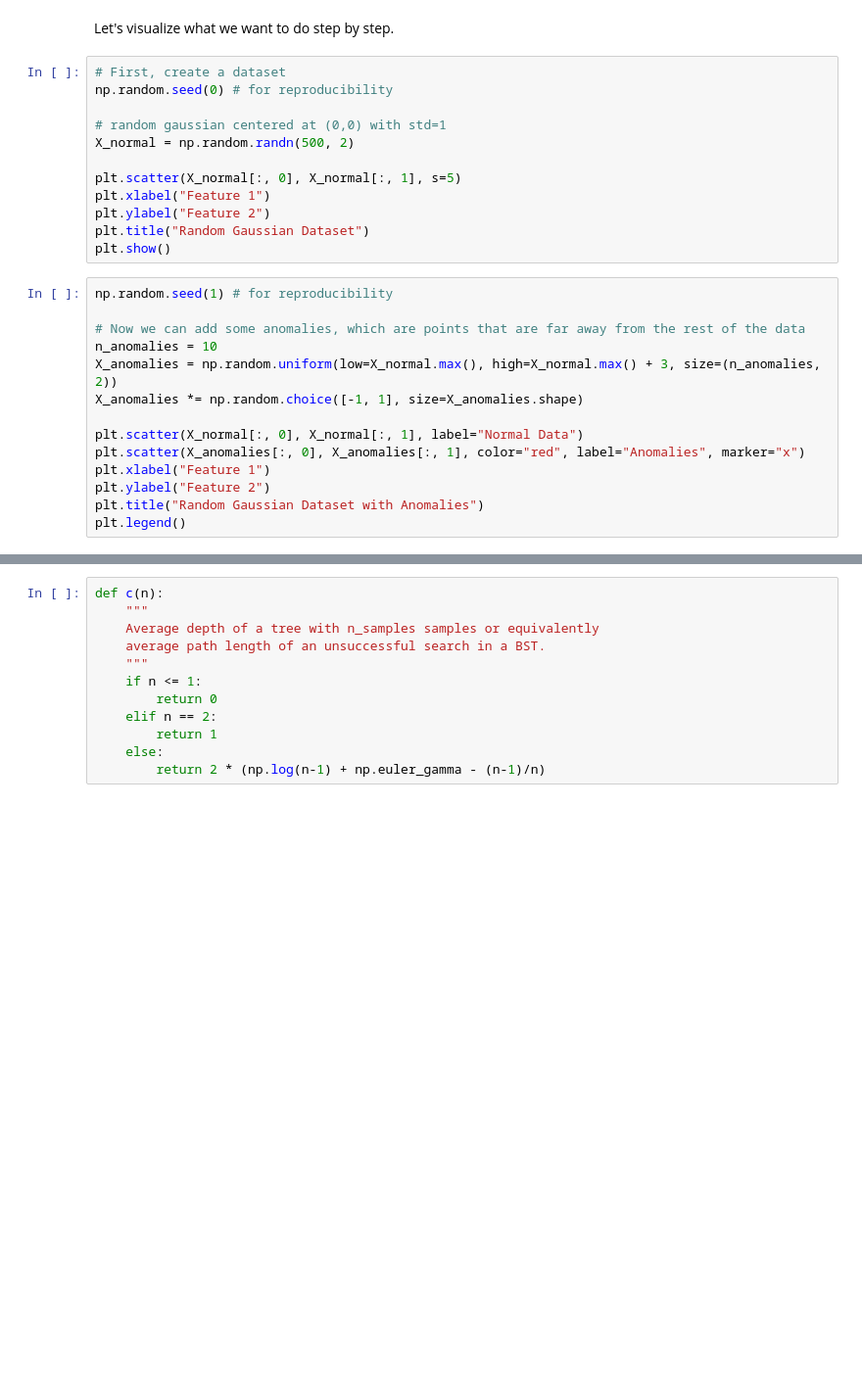
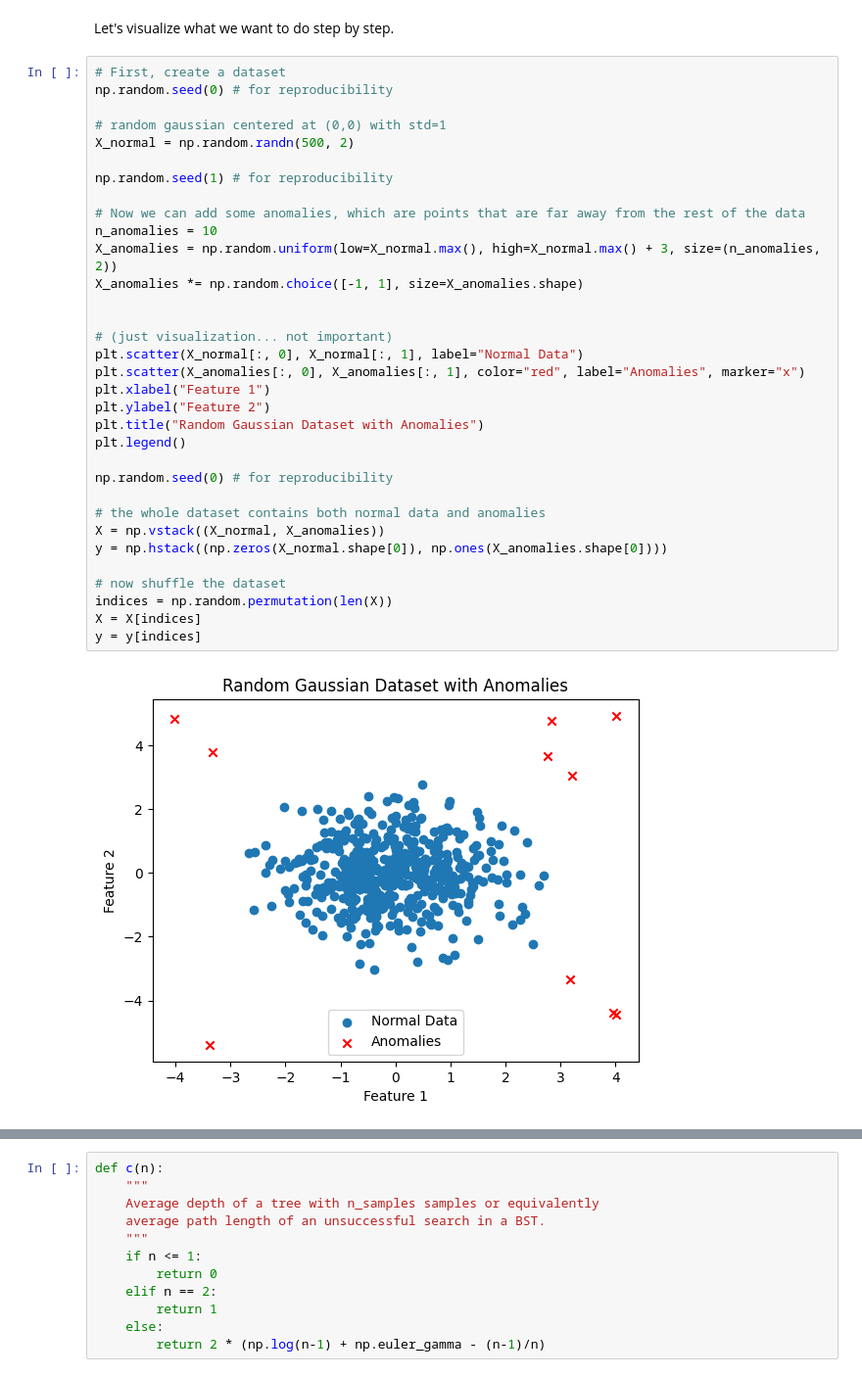
Before and after one commit to AMCO-UniPD/ML_lab_DEI_public, a Jupyter notebook: RECAP_LAB.ipynb, the cells around one changed output, grey strips where cells are left out. Shown at 98% size. Drawn from its saved outputs; the diff is of its cells as text; blank space fills up the shorter version.

```diff
--- a/RECAP_LAB.ipynb
+++ b/RECAP_LAB.ipynb
@@ -446,27 +504,36 @@ Let's visualize what we want to do step by step.
 # %%
 # First, create a dataset
 np.random.seed(0) # for reproducibility
 
 # random gaussian centered at (0,0) with std=1
 X_normal = np.random.randn(500, 2)
 
-plt.scatter(X_normal[:, 0], X_normal[:, 1], s=5)
+np.random.seed(1) # for reproducibility
+
+# Now we can add some anomalies, which are points that are far away from the rest of the data
+n_anomalies = 10
+X_anomalies = np.random.uniform(low=X_normal.max(), high=X_normal.max() + 3, size=(n_anomalies, 2))
+X_anomalies *= np.random.choice([-1, 1], size=X_anomalies.shape)
+
+
+# (just visualization... not important)
+plt.scatter(X_normal[:, 0], X_normal[:, 1], label="Normal Data")
+plt.scatter(X_anomalies[:, 0], X_anomalies[:, 1], color="red", label="Anomalies", marker="x")
 plt.xlabel("Feature 1")
 plt.ylabel("Feature 2")
-plt.title("Random Gaussian Dataset")
-plt.show()
+plt.title("Random Gaussian Dataset with Anomalies")
+plt.legend()
+
+np.random.seed(0) # for reproducibility
+
+# the whole dataset contains both normal data and anomalies
+X = np.vstack((X_normal, X_anomalies))
+y = np.hstack((np.zeros(X_normal.shape[0]), np.ones(X_anomalies.shape[0])))
+
+# now shuffle the dataset
+indices = np.random.permutation(len(X))
+X = X[indices]
+y = y[indices]
+# %% [output]
+[figure, added]
-# %%
-np.random.seed(1) # for reproducibility
-
-# Now we can add some anomalies, which are points that are far away from the rest of the data
-n_anomalies = 10
-X_anomalies = np.random.uniform(low=X_normal.max(), high=X_normal.max() + 3, size=(n_anomalies, 2))
-X_anomalies *= np.random.choice([-1, 1], size=X_anomalies.shape)
-
-plt.scatter(X_normal[:, 0], X_normal[:, 1], label="Normal Data")
-plt.scatter(X_anomalies[:, 0], X_anomalies[:, 1], color="red", label="Anomalies", marker="x")
-plt.xlabel("Feature 1")
-plt.ylabel("Feature 2")
-plt.title("Random Gaussian Dataset with Anomalies")
-plt.legend()
 # %% [markdown]
```
Also changed, not shown: parts of 31 cells of this notebook, 1 other file.
